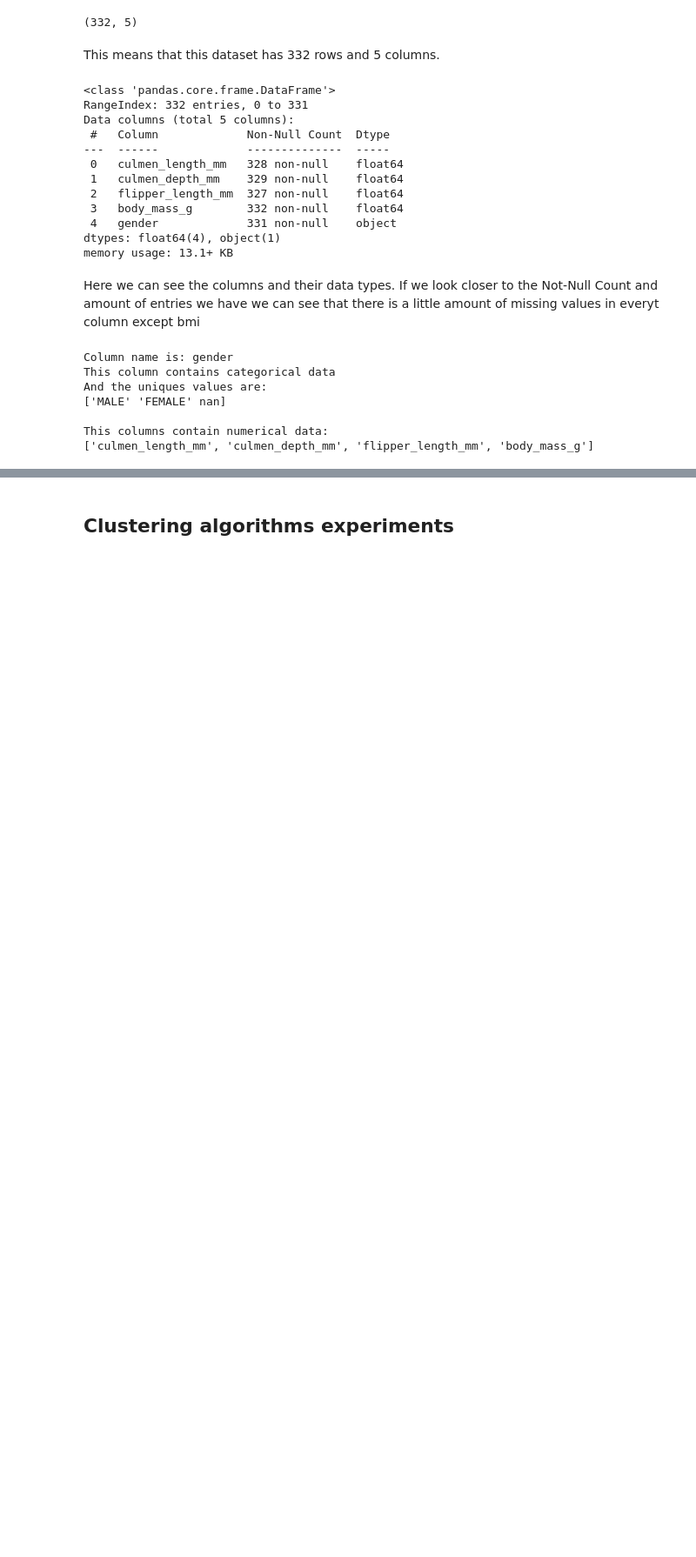
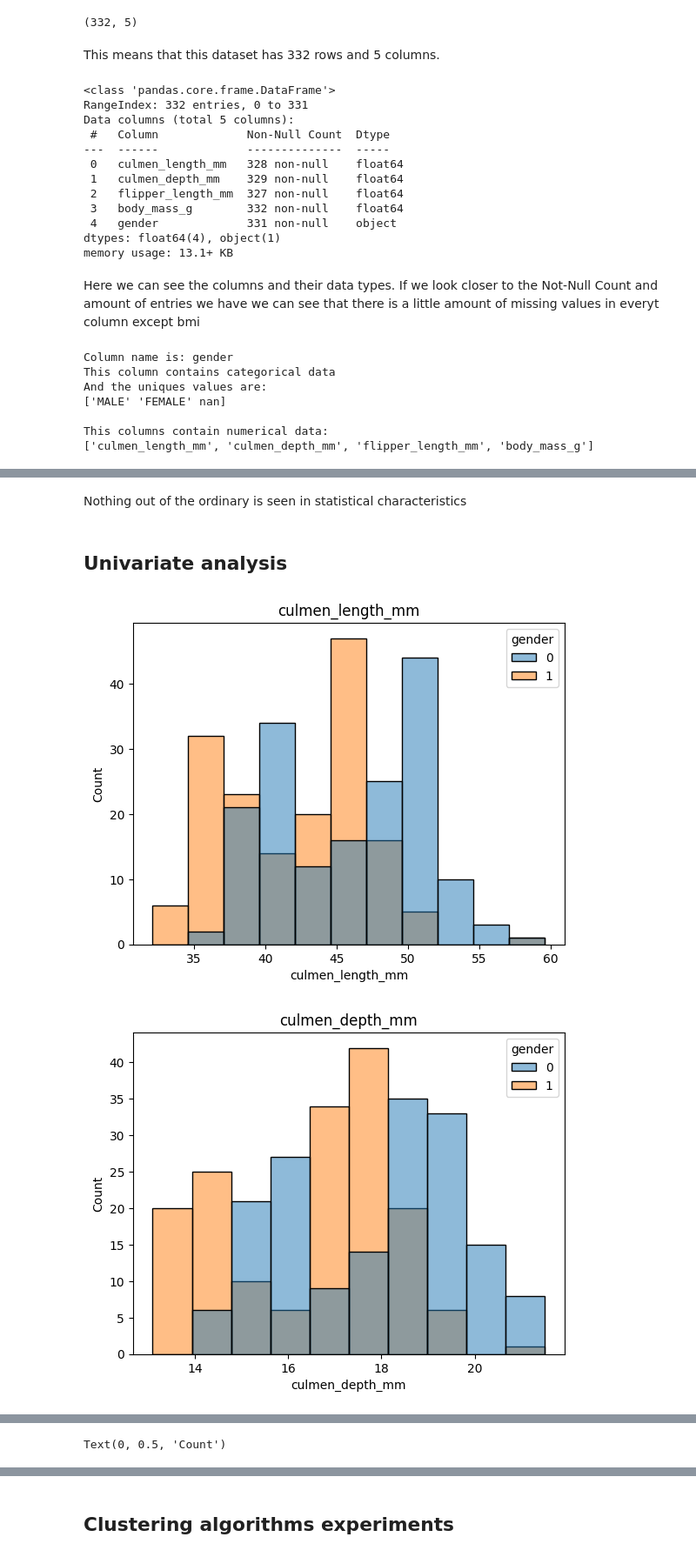
Before and after one commit to Bladwark/Penguins, a Jupyter notebook: penguins_type_analysis.ipynb, the cells around one changed output, grey strips where cells are left out. Shown at 87% size. Cells and saved outputs as stored; diff of their text form; code cells hidden in the pictures; blank space fills up the shorter version.

```diff
--- a/penguins_type_analysis.ipynb
+++ b/penguins_type_analysis.ipynb
@@ -76,0 +171,21 @@ As we can see the only gender column is the one that we will have to encode. It
+# %% [markdown]
+Nothing out of the ordinary is seen in statistical characteristics
+# %% [markdown]
+## Univariate analysis
+# %%
+for column in column_names:
+    if column == 'gender':
+        continue
+    figure = sns.histplot(data=df[[column,'gender']],hue='gender',x=column)
+    figure.set_title(f'{column}')
+    figure.set_ylabel('Count')
+    plt.show()
+
+figure = sns.histplot(data=df['gender'])
+figure.set_title('gender')
+figure.set_ylabel('Count')
+
+#TODO: Fix legend from 0,1 to Male, Females
+# %% [output]
+[figure, added]
+[figure, added]
@@ -76,0 +194 @@ As we can see the only gender column is the one that we will have to encode. It
+Text(0, 0.5, 'Count')
```
Also changed, not shown: parts of 83 cells of this notebook.
